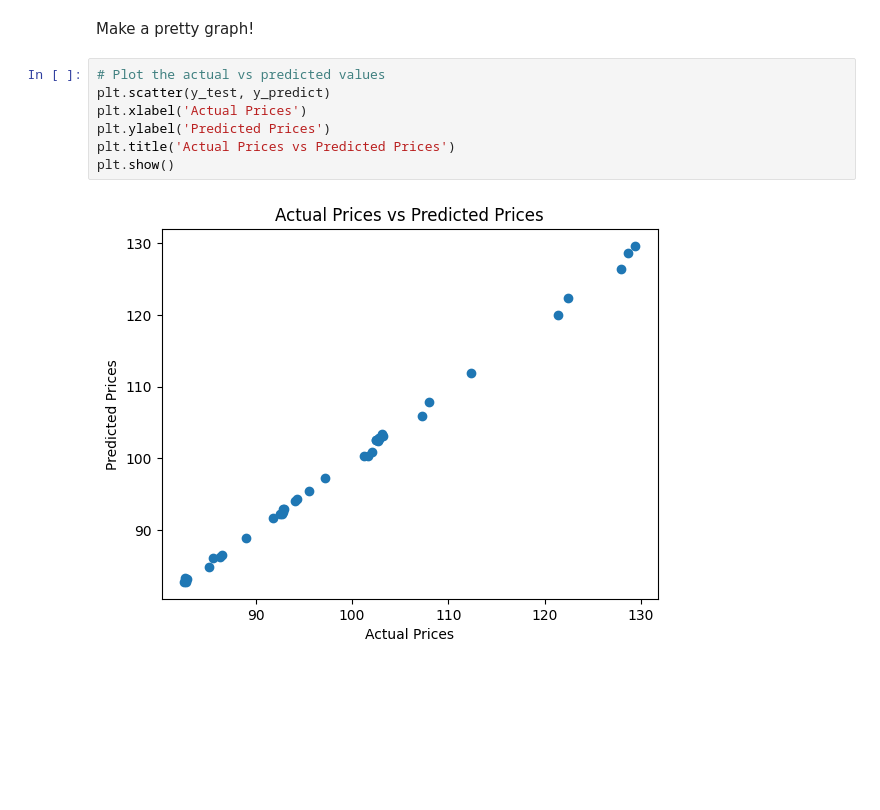
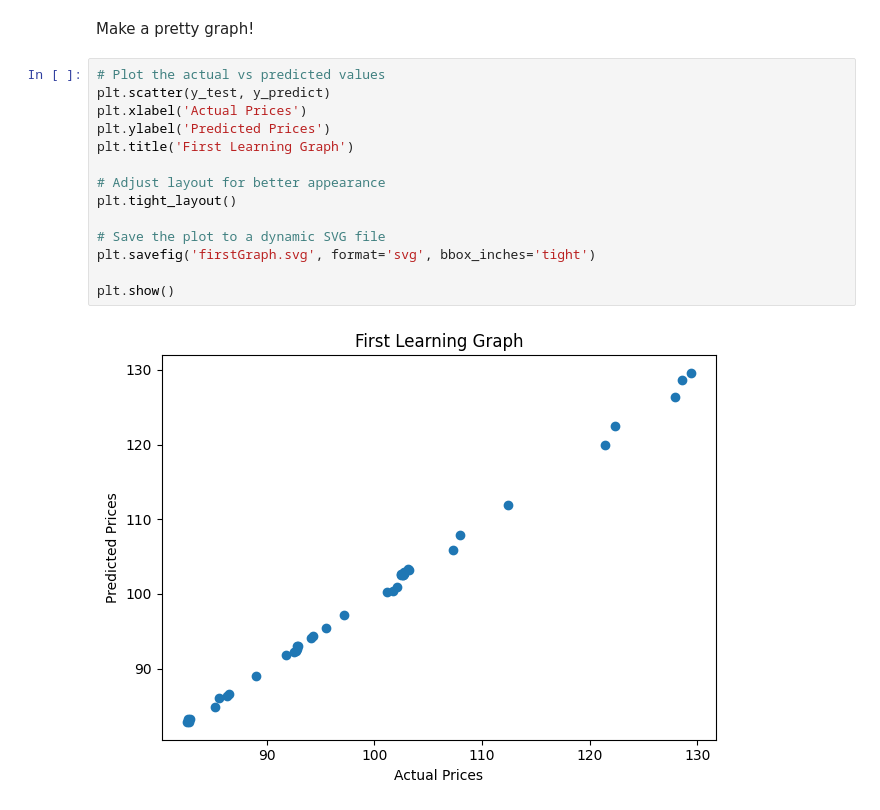
Before and after one commit to PMcTwist/Machine_Learn_Project, a Jupyter notebook: Code/BasicRandomForest.ipynb, the cells around one changed output. Cells and saved outputs as stored; diff of their text form; blank space fills up the shorter version.

Commit message:
-Setup the graph to be a saved SVG

```diff
--- a/Code/BasicRandomForest.ipynb
+++ b/Code/BasicRandomForest.ipynb
@@ -135,9 +135,16 @@ Make a pretty graph!
 # %%
 # Plot the actual vs predicted values
 plt.scatter(y_test, y_predict)
 plt.xlabel('Actual Prices')
 plt.ylabel('Predicted Prices')
-plt.title('Actual Prices vs Predicted Prices')
+plt.title('First Learning Graph')
+
+# Adjust layout for better appearance
+plt.tight_layout()
+
+# Save the plot to a dynamic SVG file
+plt.savefig('firstGraph.svg', format='svg', bbox_inches='tight')
+
 plt.show()
 # %% [output]
-[figure, old version]
+[figure, new version]
```
Also changed, not shown: 2 other files.
